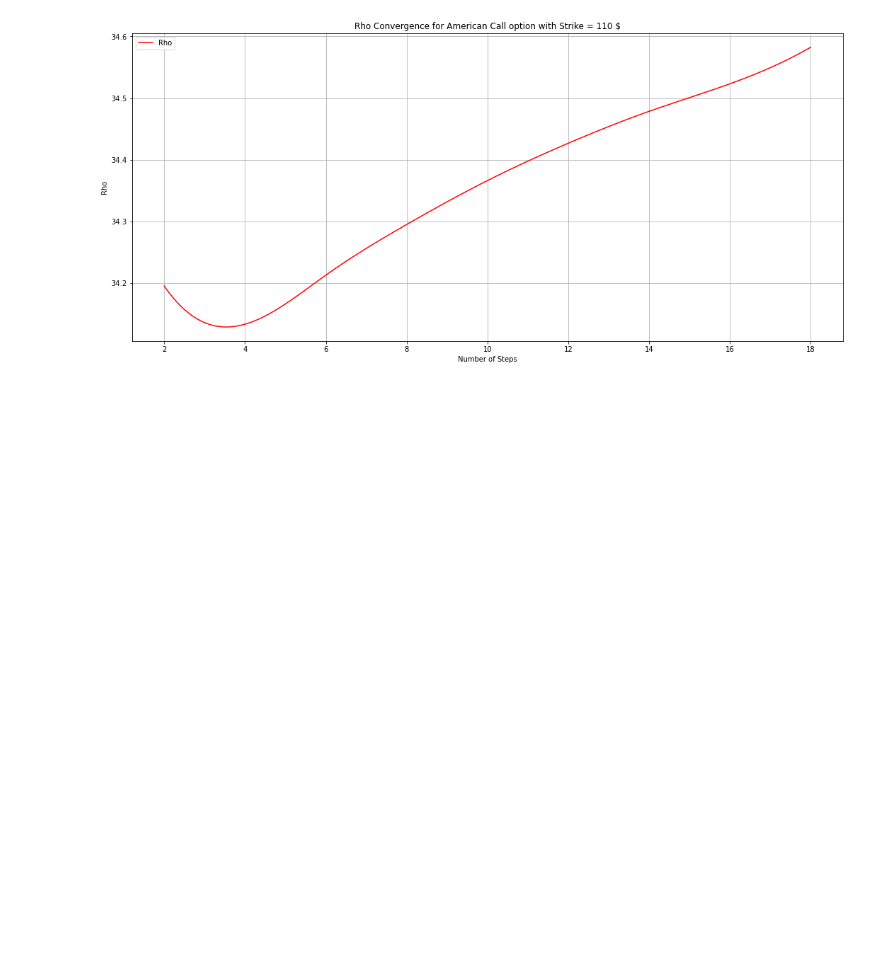
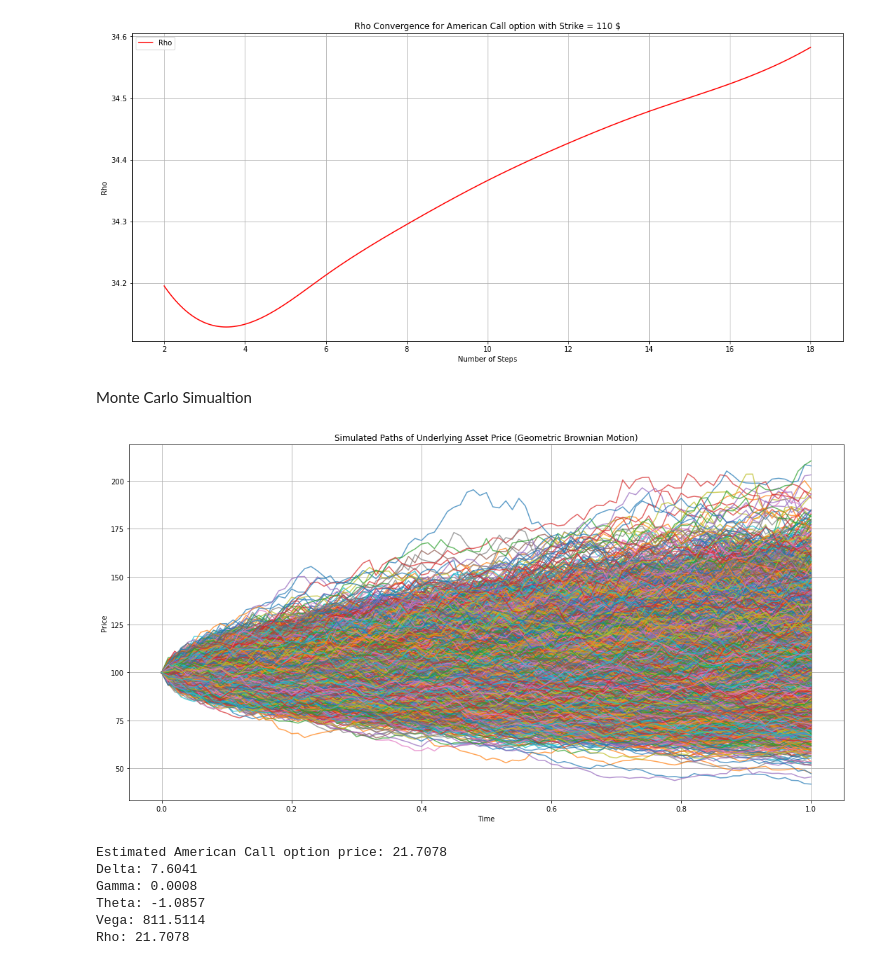
Before and after one commit to Quacox/American-Option-Pricing-and-Greek-Calculation, a Jupyter notebook: Code.ipynb, the cells around one changed output. Drawn from its saved outputs; the diff is of its cells as text; code cells hidden in the pictures; blank space fills up the shorter version.

```diff
--- a/Code.ipynb
+++ b/Code.ipynb
@@ -424,3 +423,5 @@ get_plot_greek(Option_type)
 get_plot_greek(Option_type)
 # %% [output]
 [figure]
+# %% [markdown]
+Monte Carlo Simualtion
@@ -426,0 +538,10 @@ get_plot_greek(Option_type)
+# %%
+option_price,delta, gamma, theta, vega, rho = american_option_price_and_plot(S, K, r, volatility,Option_type,T, 100, 10000)
+# %% [output]
+[figure, added]
+Estimated American Call option price: 21.7078
+Delta: 7.6041
+Gamma: 0.0008
+Theta: -1.0857
+Vega: 811.5114
+Rho: 21.7078
```
Also changed, not shown: parts of 3 cells of this notebook.
